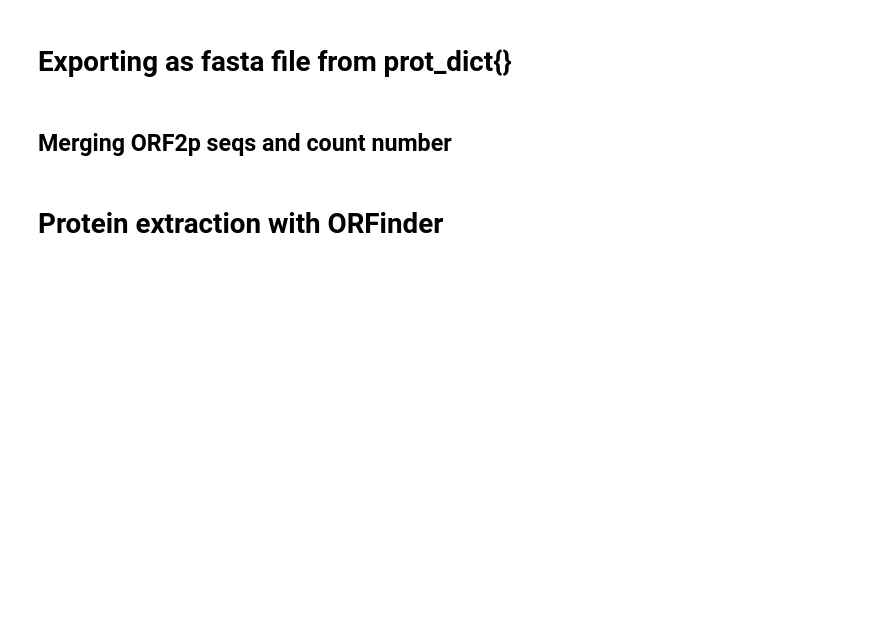
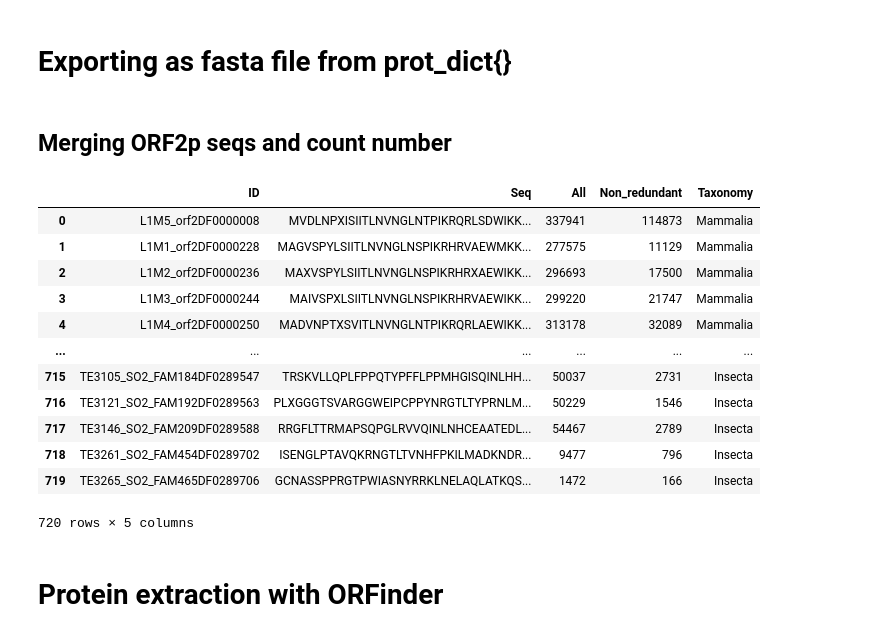
Before and after one commit to LeandroJorquera/Synthetic_L1, a Jupyter notebook: ORF2p_retrival_v4.ipynb, the cells around one changed output. Saved outputs shown, nothing was run; the diff lists cells and outputs as text; code cells hidden in the pictures; blank space fills up the shorter version.

Commit message:
new version including taxa info

```diff
--- a/ORF2p_retrival_v4.ipynb
+++ b/ORF2p_retrival_v4.ipynb
@@ -78 +78,23 @@ L1_taxo
 1358 rows × 2 columns
+# %%
+eukarya_classes = ['Mammalia', 'Aves', 'Reptilia', 'Actinopterygii', 'Amphibia', 'Insecta', 'Fungi', 'Plantae']
+# %%
+taxonomy = filtered_df['Species']
+name = filtered_df['ID']
+species_dict = {}
+
+for i in range(10):
+    ID = name.iloc[i]
+    spec = taxonomy.iloc[i]
+    parts = spec.split(";")
+    for word in parts:
+        if word in eukarya_classes:
+            taxo_dict[ID] = word
+#taxo_dict
+#len(taxo_dict.keys())
+
+# Make a df and ID column is set as index
+taxo_info = pd.DataFrame.from_dict(taxo_dict, orient='index')
+L1_taxo = taxo_info.reset_index()
+L1_taxo.columns = ['ID', 'Taxonomy']
+L1_taxo
@@ -193,14 +229,28 @@ with open(output_file, 'w') as out_file:
 # %%
 # -- Merging both datasets and exporting as csv
 
 ORF2p_seqs_counts = pd.merge(proteins_df,ORF2p_counts)
 ORF2p_with_taxo = pd.merge(ORF2p_seqs_counts, L1_taxo)
 
 ORF2p_with_taxo
 
 #output_path = "/Users/leandrojorqueravalero/Desktop/PhD/Synthetic_ORF2p"
 
-ORF2p_with_taxo.to_csv(r'/Users/leandro/Desktop/ai_data/data/ORF2p_with_taxo.csv', index= False)
+#ORF2p_with_taxo.to_csv(r'/Users/leandrojorqueravalero/Desktop/PhD/synthetic_ORF2/data/ORF2p_taxo_v2.csv', index= False)
+# %% [output]
+|  | ID | Seq | All | Non_redundant | Taxonomy |
+| 0 | L1M5_orf2DF0000008 | MVDLNPXISIITLNVNGLNTPIKRQRLSDWIKK... | 337941 | 114873 | Mammalia |
+| 1 | L1M1_orf2DF0000228 | MAGVSPYLSIITLNVNGLNSPIKRHRVAEWMKK... | 277575 | 11129 | Mammalia |
+| 2 | L1M2_orf2DF0000236 | MAXVSPYLSIITLNVNGLNSPIKRHRXAEWIKK... | 296693 | 17500 | Mammalia |
+| 3 | L1M3_orf2DF0000244 | MAIVSPXLSIITLNVNGLNSPIKRHRVAEWIKK... | 299220 | 21747 | Mammalia |
+| 4 | L1M4_orf2DF0000250 | MADVNPTXSVITLNVNGLNTPIKRQRLAEWIKK... | 313178 | 32089 | Mammalia |
+| ... | ... | ... | ... | ... | ... |
+| 715 | TE3105_SO2_FAM184DF0289547 | TRSKVLLQPLFPPQTYPFFLPPMHGISQINLHH... | 50037 | 2731 | Insecta |
+| 716 | TE3121_SO2_FAM192DF0289563 | PLXGGGTSVARGGWEIPCPPYNRGTLTYPRNLM... | 50229 | 1546 | Insecta |
+| 717 | TE3146_SO2_FAM209DF0289588 | RRGFLTTRMAPSQPGLRVVQINLNHCEAATEDL... | 54467 | 2789 | Insecta |
+| 718 | TE3261_SO2_FAM454DF0289702 | ISENGLPTAVQKRNGTLTVNHFPKILMADKNDR... | 9477 | 796 | Insecta |
+| 719 | TE3265_SO2_FAM465DF0289706 | GCNASSPPRGTPWIASNYRRKLNELAQLATKQS... | 1472 | 166 | Insecta |
+720 rows × 5 columns
 # %% [markdown]
 # Protein extraction with ORFinder
 # %%
```
Also changed, not shown: parts of 5 cells of this notebook.
